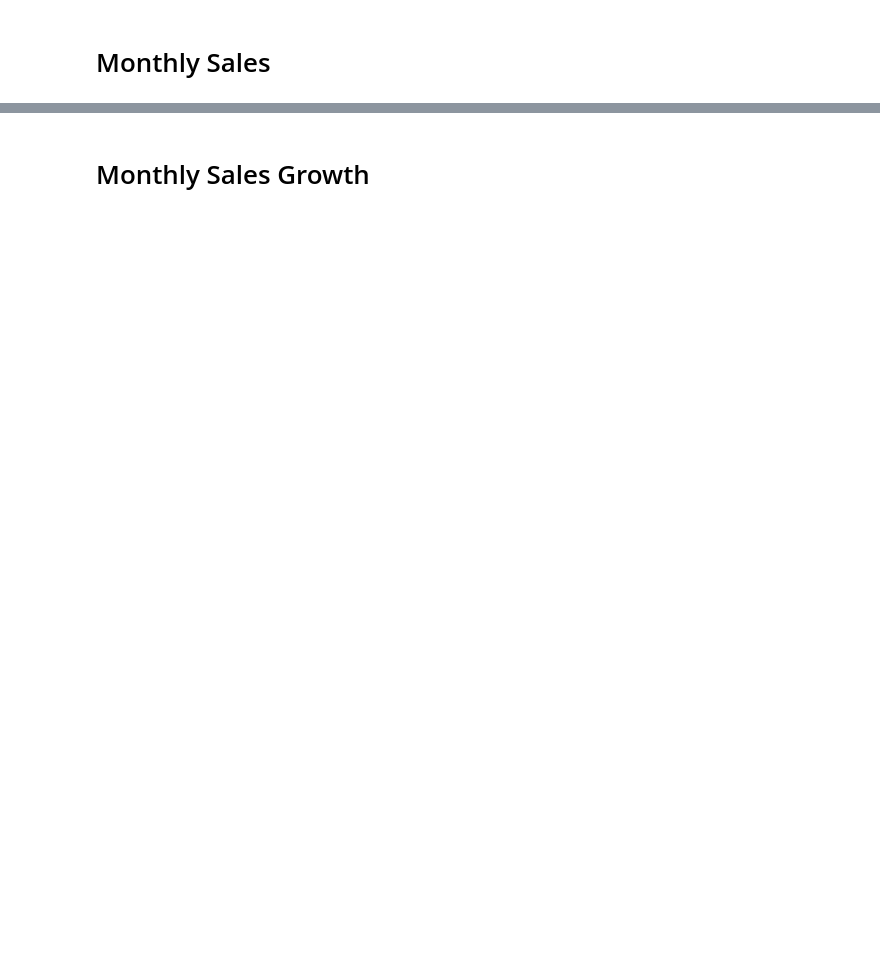
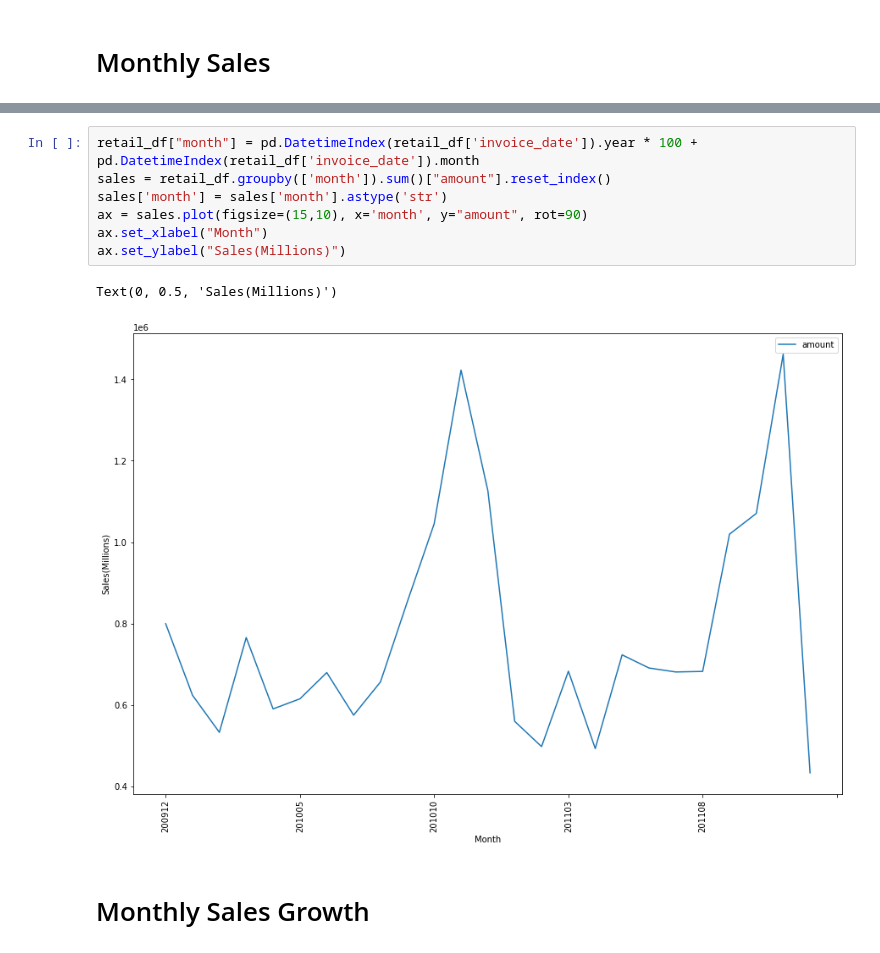
Before and after one commit to jarviscanada/jarvis_data_eng_SiqiYang, a Jupyter notebook: python_data_wrangling/retail_data_analytics_wrangling.ipynb, the cells around one changed output, grey strips where cells are left out. Cells and saved outputs as stored; diff of their text form; blank space fills up the shorter version.

```diff
--- a/python_data_wrangling/retail_data_analytics_wrangling.ipynb
+++ b/python_data_wrangling/retail_data_analytics_wrangling.ipynb
@@ -168,6 +177,16 @@ pandas.core.series.Series
 ![](https://i.imgur.com/k1KOqKO.jpg)
 
 ---
+# %%
+retail_df["month"] = pd.DatetimeIndex(retail_df['invoice_date']).year * 100 + pd.DatetimeIndex(retail_df['invoice_date']).month
+sales = retail_df.groupby(['month']).sum()["amount"].reset_index()
+sales['month'] = sales['month'].astype('str')
+ax = sales.plot(figsize=(15,10), x='month', y="amount", rot=90)
+ax.set_xlabel("Month")
+ax.set_ylabel("Sales(Millions)")
+# %% [output]
+Text(0, 0.5, 'Sales(Millions)')
+[figure, added]
 # %% [markdown]
 # Monthly Sales Growth
 # %% [markdown]
```
Also changed, not shown: parts of 14 cells of this notebook, 2 other files.
